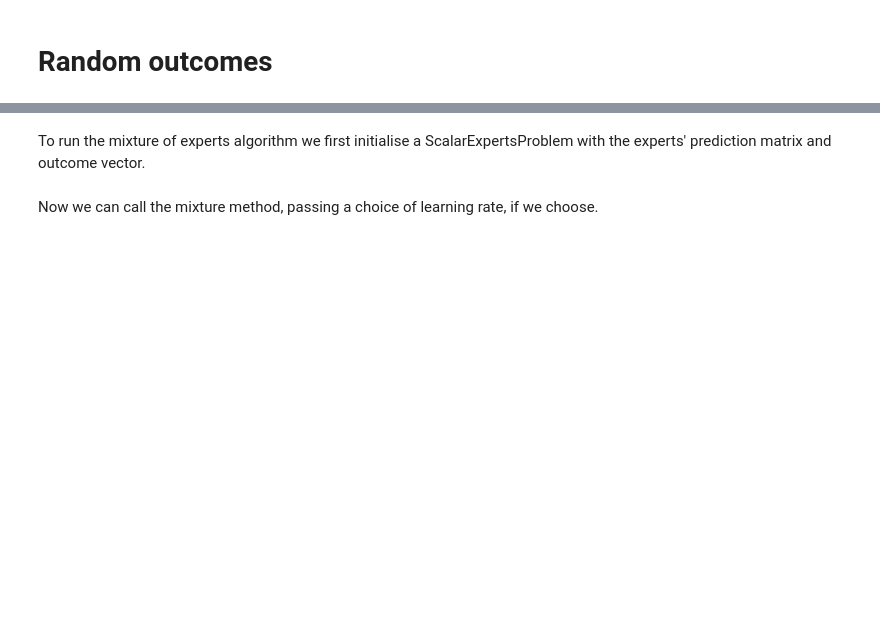
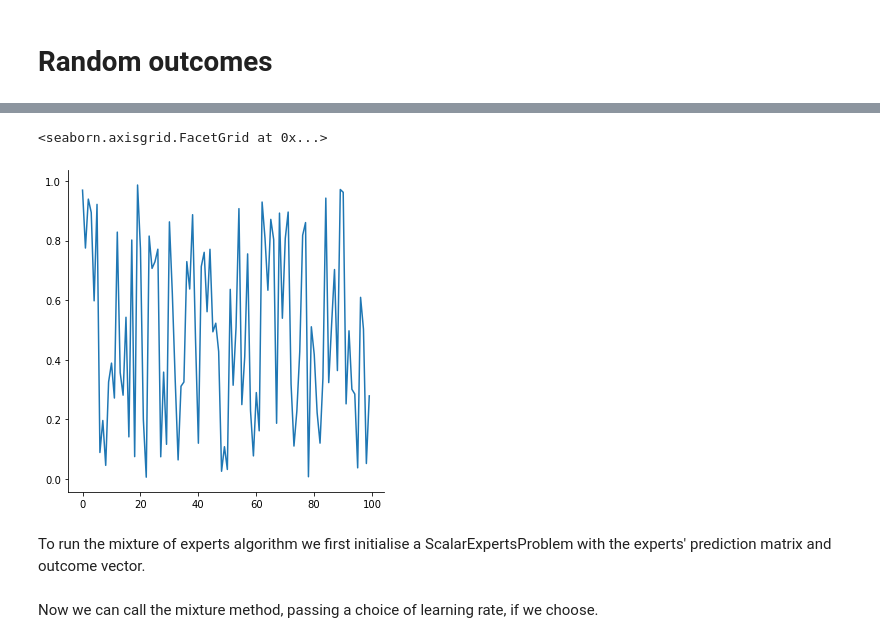
Before and after one commit to MHenderson/expert-learning, a Jupyter notebook: scalar_experiment.ipynb, the cells around one changed output, grey strips where cells are left out. Cells and saved outputs as stored; diff of their text form; code cells hidden in the pictures; blank space fills up the shorter version.

```diff
--- a/scalar_experiment.ipynb
+++ b/scalar_experiment.ipynb
@@ -43,3 +44,8 @@ E1 = np.random.rand(T, n)
+# %%
+sns.relplot(x = range(100), y = E1[0, :], kind = "line")
+# %% [output]
+<seaborn.axisgrid.FacetGrid at 0x...>
+[figure, added]
 # %% [markdown]
 To run the mixture of experts algorithm we first
 initialise a ScalarExpertsProblem
```
Also changed, not shown: parts of 29 cells of this notebook.
